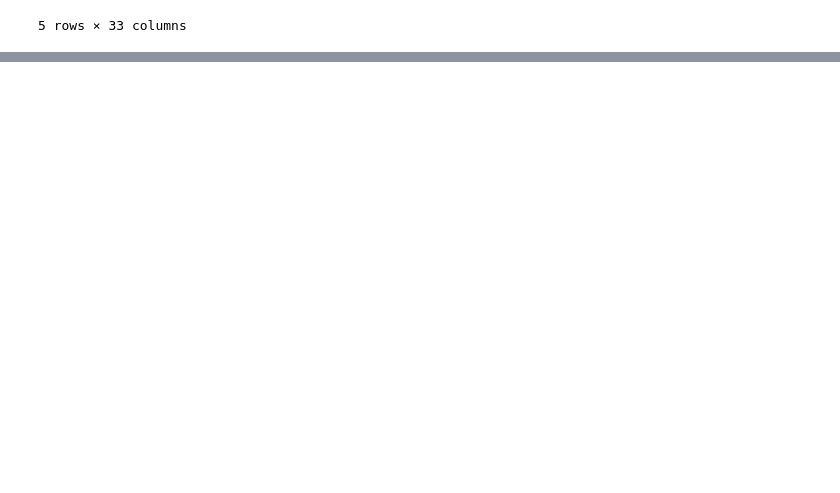
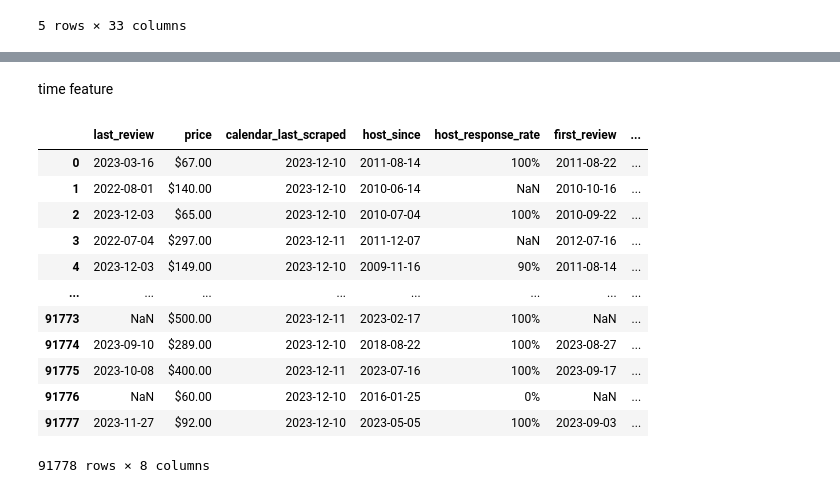
Before and after one commit to HongSeongMo/Airbnb, a Jupyter notebook: learning_plus_training1.ipynb, the cells around one changed output, grey strips where cells are left out. Saved outputs shown, nothing was run; the diff lists cells and outputs as text; code cells hidden in the pictures; blank space fills up the shorter version.

```diff
--- a/learning_plus_training1.ipynb
+++ b/learning_plus_training1.ipynb
@@ -652,3 +652,6 @@ listing_df[feature_string].head()
 | 3 | https://www.airbnb.com/rooms/284603 | 2023-12-11 | previous scrape | Rental unit in London · ★4.83 · 1... | NaN | https://a0.muscache.com/pictures/... | https://www.airbnb.com/users/show... | Tania | ... |
 | 4 | https://www.airbnb.com/rooms/89870 | 2023-12-10 | city scrape | Rental unit in London · ★4.65 · 1... | Finsbury Park is a friendly melti... | https://a0.muscache.com/pictures/... | https://www.airbnb.com/users/show... | Alina | ... |
 5 rows × 33 columns
+# %%
+# 일부 문자 데이터 제외
+feature_string = ['last_scraped','host_since', 'host_response_time','host_response_rate','host_acceptance_rate','host_is_superhost','host_has_profile_pic','host_identity_verified','neighbourhood_cleansed','room_type','price','has_availability','calendar_last_scraped','first_review','last_review','instant_bookable']
@@ -654,0 +690,3 @@ listing_df[feature_string].head()
+# %%
+# binary feature
+feature_binary = ['host_is_superhost','host_has_profile_pic','host_identity_verified','has_availability','instant_bookable']
@@ -654,0 +724,3 @@ listing_df[feature_string].head()
+# %%
+# categorical feature
+feature_category = ['host_response_time','room_type']
@@ -654,0 +744,19 @@ listing_df[feature_string].head()
+# %% [markdown]
+time feature
+# %%
+# 나머지 변수 확인
+listing_df[list(set(feature_string)- set(id_col) - set(feature_null) - set(feature_binary) - set(feature_category))]
+# %% [output]
+|  | last_review | price | calendar_last_scraped | host_since | host_response_rate | first_review | ... |
+| 0 | 2023-03-16 | $67.00 | 2023-12-10 | 2011-08-14 | 100% | 2011-08-22 | ... |
+| 1 | 2022-08-01 | $140.00 | 2023-12-10 | 2010-06-14 | NaN | 2010-10-16 | ... |
+| 2 | 2023-12-03 | $65.00 | 2023-12-10 | 2010-07-04 | 100% | 2010-09-22 | ... |
+| 3 | 2022-07-04 | $297.00 | 2023-12-11 | 2011-12-07 | NaN | 2012-07-16 | ... |
+| 4 | 2023-12-03 | $149.00 | 2023-12-10 | 2009-11-16 | 90% | 2011-08-14 | ... |
+| ... | ... | ... | ... | ... | ... | ... | ... |
+| 91773 | NaN | $500.00 | 2023-12-11 | 2023-02-17 | 100% | NaN | ... |
+| 91774 | 2023-09-10 | $289.00 | 2023-12-10 | 2018-08-22 | 100% | 2023-08-27 | ... |
+| 91775 | 2023-10-08 | $400.00 | 2023-12-11 | 2023-07-16 | 100% | 2023-09-17 | ... |
+| 91776 | NaN | $60.00 | 2023-12-10 | 2016-01-25 | 0% | NaN | ... |
+| 91777 | 2023-11-27 | $92.00 | 2023-12-10 | 2023-05-05 | 100% | 2023-09-03 | ... |
+91778 rows × 8 columns
```
Also changed, not shown: parts of 15 cells of this notebook.
